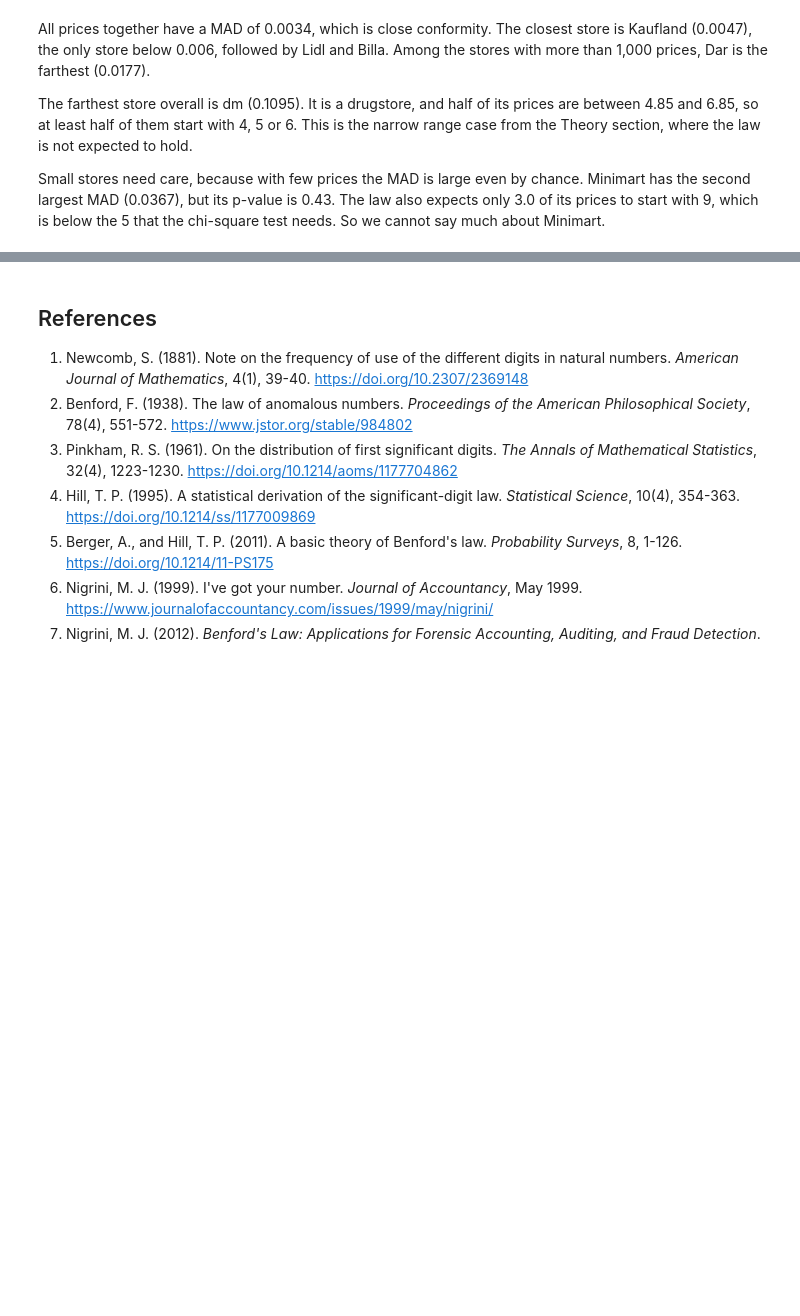
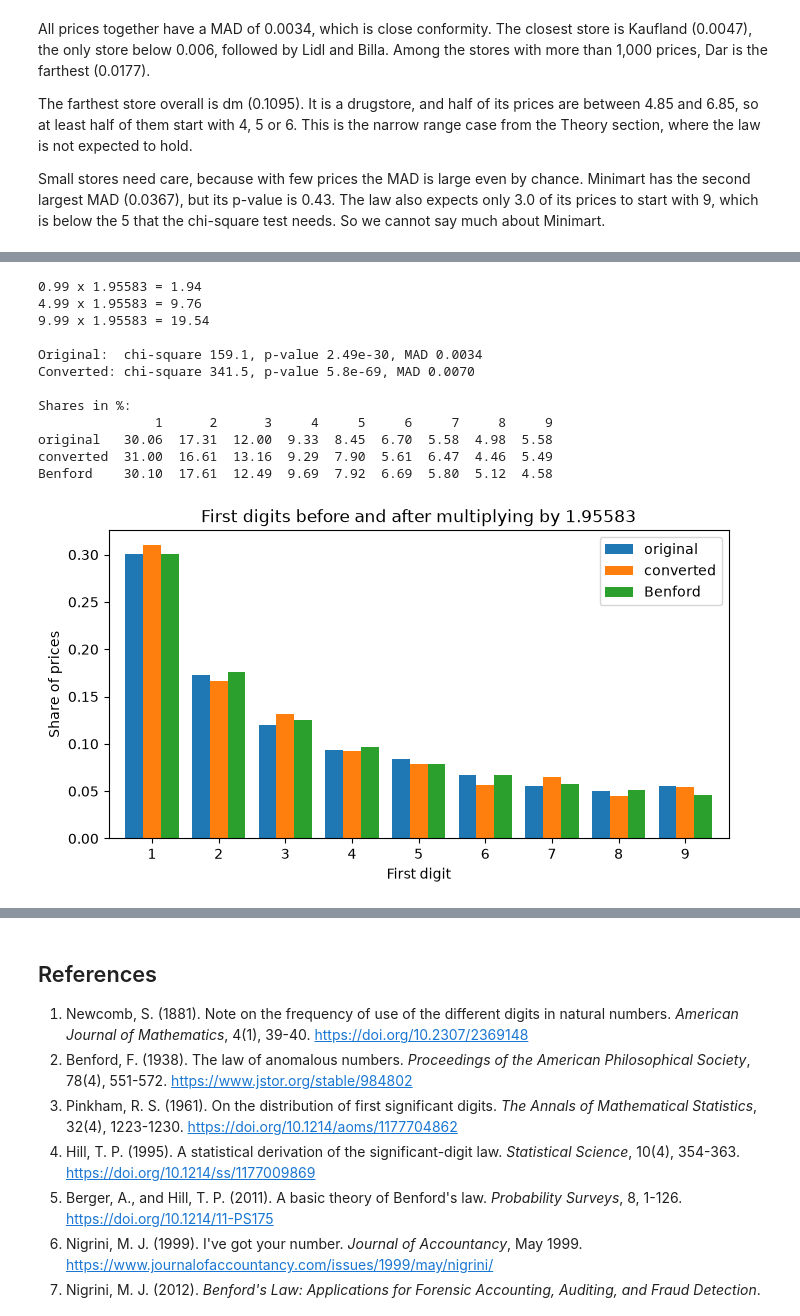
Before and after one commit to DeyvidDimitrov/softuni-task, a Jupyter notebook: notebook.ipynb, the cells around one changed output, grey strips where cells are left out. Saved outputs shown, nothing was run; the diff lists cells and outputs as text; code cells hidden in the pictures; blank space fills up the shorter version.

Commit message:
experiment 3, scale invariance with the euro to lev rate

```diff
--- a/notebook.ipynb
+++ b/notebook.ipynb
@@ -404,0 +411,39 @@ Small stores need care, because with few prices the MAD is large even by chance.
+# %%
+rate = 1.95583
+counts_lev, chi2_lev, p_lev = benford.compare_to_benford(prices["price"] * rate)
+
+for x in [0.99, 4.99, 9.99]:
+    print(f"{x} x {rate} = {x * rate:.2f}")
+print()
+print(f"Original:  chi-square {chi2:.1f}, p-value {p:.3g}, MAD {benford.mad(counts):.4f}")
+print(f"Converted: chi-square {chi2_lev:.1f}, p-value {p_lev:.3g}, MAD {benford.mad(counts_lev):.4f}")
+print()
+
+both = pd.DataFrame({
+    "original": counts["observed"] / counts["observed"].sum(),
+    "converted": counts_lev["observed"] / counts_lev["observed"].sum(),
+    "Benford": benford.expected_benford(),
+})
+print("Shares in %:")
+print((100 * both).round(2).T.to_string())
+
+fig, ax = plt.subplots(figsize=(8, 4))
+both.plot.bar(ax=ax, rot=0, width=0.8)
+ax.set_xlabel("First digit")
+ax.set_ylabel("Share of prices")
+ax.set_title("First digits before and after multiplying by 1.95583")
+plt.show()
+# %% [output]
+0.99 x 1.95583 = 1.94
+4.99 x 1.95583 = 9.76
+9.99 x 1.95583 = 19.54
+
+Original:  chi-square 159.1, p-value 2.49e-30, MAD 0.0034
+Converted: chi-square 341.5, p-value 5.8e-69, MAD 0.0070
+
+Shares in %:
+               1      2      3     4     5     6     7     8     9
+original   30.06  17.31  12.00  9.33  8.45  6.70  5.58  4.98  5.58
+converted  31.00  16.61  13.16  9.29  7.90  5.61  6.47  4.46  5.49
+Benford    30.10  17.61  12.49  9.69  7.92  6.69  5.80  5.12  4.58
+[figure, added]
```
Also changed, not shown: parts of 2 cells of this notebook.
